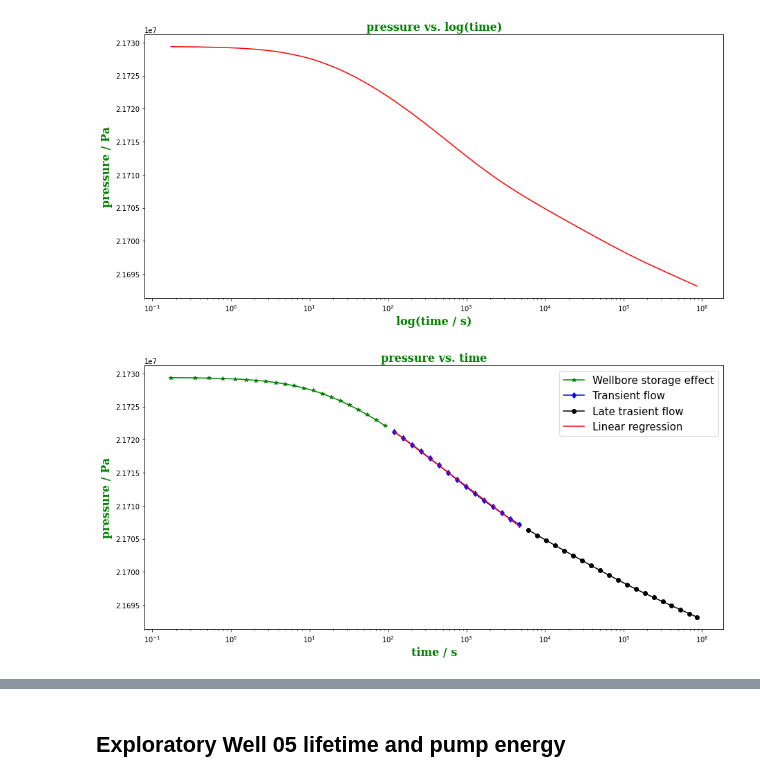
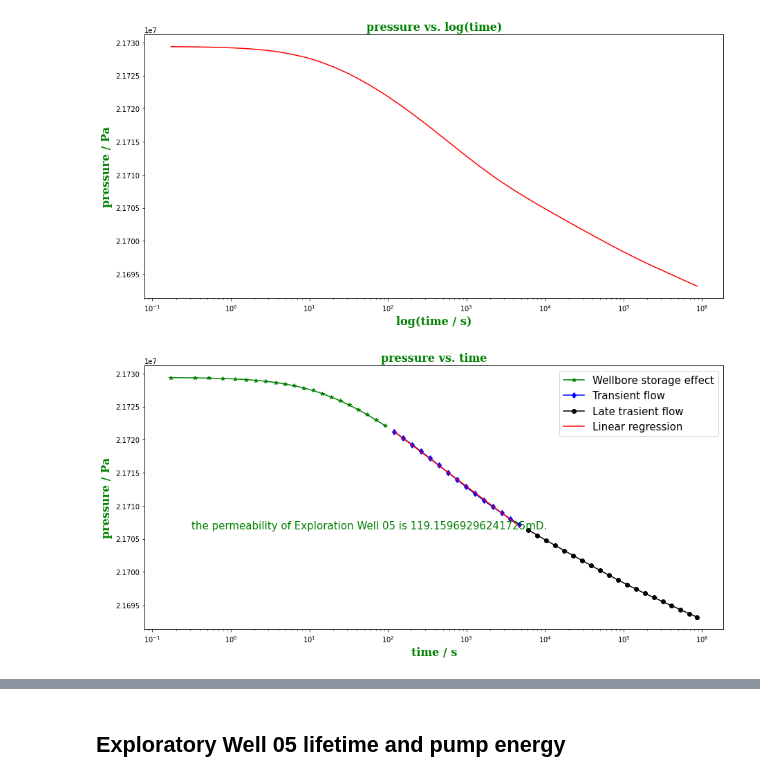
Before and after one commit to NicholasFry/Other, a Jupyter notebook: geothermal_hack_stuff/Exploration.ipynb, the cells around one changed output, grey strips where cells are left out. Saved outputs shown, nothing was run; the diff lists cells and outputs as text; code cells hidden in the pictures.

```diff
--- a/geothermal_hack_stuff/Exploration.ipynb
+++ b/geothermal_hack_stuff/Exploration.ipynb
@@ -456,7 +455,9 @@ solution = np.linalg.solve(np.dot(A.T, A), np.dot(A.T, rhs))#left hand side A tr
 pressure_fit = np.zeros((num_points))
 for ii in range(num_points):
     pressure_fit[ii] = solution[0] + solution[1] * np.log(T[ii])
+# calculate permeability from pw = -mlnt + const
 
+k = -1e15 * q * B * mu / (4 * np.pi * h * solution[1])
 # visualize the results
 plt.figure(figsize=(15, 7))
 plt.semilogx(time[:ind_start], pressure_wellbore,'g*-',time[ind_start:ind_end], pressure_transient,'bd-',
@@ -466,11 +467,15 @@ plt.legend(['Wellbore storage effect','Transient flow','Late trasient flow','Lin
 plt.title('pressure vs. time', fontdict=font)
 plt.xlabel('time / s', fontdict=font)
 plt.ylabel('pressure / Pa', fontdict=font)
+ax = fig.add_subplot()
+plt.text(1.8, 0.01, f'the permeability of Production Well 03 is {k}mD. ',
+        verticalalignment='bottom', horizontalalignment='right',
+        transform=ax.transAxes,
+        color='green', fontsize=15)
+plt.savefig('productionwell03.png', format='png', bbox_inches = 'tight')
 plt.show()
 
-# calculate permeability from pw = -mlnt + const
 
-k = -1e15 * q * B * mu / (4 * np.pi * h * solution[1])
 
 print("Permeability of Production Well 03 = "+str(k)+" mDarcy")
 # %% [output]
@@ -651,6 +656,7 @@ pressure_fit = np.zeros((num_points))
 for ii in range(num_points):
     pressure_fit[ii] = solution[0] + solution[1] * np.log(T[ii])
 
+k = -1e15 * q * B * mu / (4 * np.pi * h * solution[1])
 # visualize the results
 plt.figure(figsize=(15, 7))
 plt.semilogx(time[:ind_start], pressure_wellbore,'g*-',time[ind_start:ind_end], pressure_transient,'bd-',
@@ -660,11 +666,17 @@ plt.legend(['Wellbore storage effect','Transient flow','Late trasient flow','Lin
 plt.title('pressure vs. time', fontdict=font)
 plt.xlabel('time / s', fontdict=font)
 plt.ylabel('pressure / Pa', fontdict=font)
+ax = fig.add_subplot()
+plt.text(1.8, 0.01, f'the permeability of Injection Well 01 is {k}mD. ',
+        verticalalignment='bottom', horizontalalignment='right',
+        transform=ax.transAxes,
+        color='green', fontsize=15)
+plt.savefig('injectionwell01.png', format='png', bbox_inches = 'tight')
 plt.show()
 
 # calculate permeability from pw = -mlnt + const
 
-k = -1e15 * q * B * mu / (4 * np.pi * h * solution[1])
+
 
 print("Permeability of Injection Well 03 = "+str(k)+" mDarcy")
 # %% [output]
@@ -838,7 +850,9 @@ solution = np.linalg.solve(np.dot(A.T, A), np.dot(A.T, rhs))#left hand side A tr
 pressure_fit = np.zeros((num_points))
 for ii in range(num_points):
     pressure_fit[ii] = solution[0] + solution[1] * np.log(T[ii])
+# calculate permeability from pw = -mlnt + const
 
+k = -1e15 * q * B * mu / (4 * np.pi * h * solution[1])
 # visualize the results
 plt.figure(figsize=(15, 7))
 plt.semilogx(time[:ind_start], pressure_wellbore,'g*-',time[ind_start:ind_end], pressure_transient,'bd-',
@@ -848,11 +862,14 @@ plt.legend(['Wellbore storage effect','Transient flow','Late trasient flow','Lin
 plt.title('pressure vs. time', fontdict=font)
 plt.xlabel('time / s', fontdict=font)
 plt.ylabel('pressure / Pa', fontdict=font)
+ax = fig.add_subplot()
+plt.text(1.8, 0.01, f'the permeability of Exploration Well 01 is {k}mD. ',
+        verticalalignment='bottom', horizontalalignment='right',
+        transform=ax.transAxes,
+        color='green', fontsize=15)
+plt.savefig('explorationwell01.png', format='png', bbox_inches = 'tight')
 plt.show()
 
-# calculate permeability from pw = -mlnt + const
-
-k = -1e15 * q * B * mu / (4 * np.pi * h * solution[1])
 
 print("Permeability of Exploration Well 01 = "+str(k)+" mDarcy")
 # %% [output]
@@ -1015,35 +1032,40 @@ num_points = len(P)
 # Now regress data to line
 
 A = np.ones((num_points, num_coef))#make the matrix
 for ii in range(num_points):
     '''coefficient at logarithm c'''
     A[ii, 0] = 1
     A[ii, 1] = np.log(T[ii])
 
 rhs = np.zeros((num_points))#numpy array, right hand side
 rhs[:] = P
 
 solution = np.linalg.solve(np.dot(A.T, A), np.dot(A.T, rhs))#left hand side A transposed by A, etc. ; solution for least square method
 
 pressure_fit = np.zeros((num_points))
 for ii in range(num_points):
     pressure_fit[ii] = solution[0] + solution[1] * np.log(T[ii])
+# calculate permeability from pw = -mlnt + const
+
+k = -1e15 * q * B * mu / (4 * np.pi * h * solution[1])
 
 # visualize the results
 plt.figure(figsize=(15, 7))
 plt.semilogx(time[:ind_start], pressure_wellbore,'g*-',time[ind_start:ind_end], pressure_transient,'bd-',
             time[ind_end:ind+1], pressure_late,'ko-')
 plt.semilogx(T,pressure_fit,'r')
 plt.legend(['Wellbore storage effect','Transient flow','Late trasient flow','Linear regression'],fontsize = 15)
 plt.title('pressure vs. time', fontdict=font)
 plt.xlabel('time / s', fontdict=font)
 plt.ylabel('pressure / Pa', fontdict=font)
+ax = fig.add_subplot()
+plt.text(1.8, 0.01, f'the permeability of Exploration Well 05 is {k}mD. ',
+        verticalalignment='bottom', horizontalalignment='right',
+        transform=ax.transAxes,
+        color='green', fontsize=15)
+plt.savefig('explorationwell05.png', format='png', bbox_inches = 'tight')
 plt.show()
 
-# calculate permeability from pw = -mlnt + const
-
-k = -1e15 * q * B * mu / (4 * np.pi * h * solution[1])
-
 print("Permeability of Exploration Well 05 = "+str(k)+" mDarcy")
 # %% [output]
-[figure, old version]
+[figure, new version]
@@ -1051,5 +1073,5 @@ Permeability of Exploration Well 05 = 119.1596929624171 mDarcy
-# %% [markdown]
-## Exploratory Well 05 lifetime and pump energy
+# %% [markdown]
+## Exploratory Well 05 lifetime and pump energy
 # %%
 ## Exploratory Well 05 lifetime and pump energy
 
```
Also changed, not shown: parts of 42 cells of this notebook, 27 other files.
